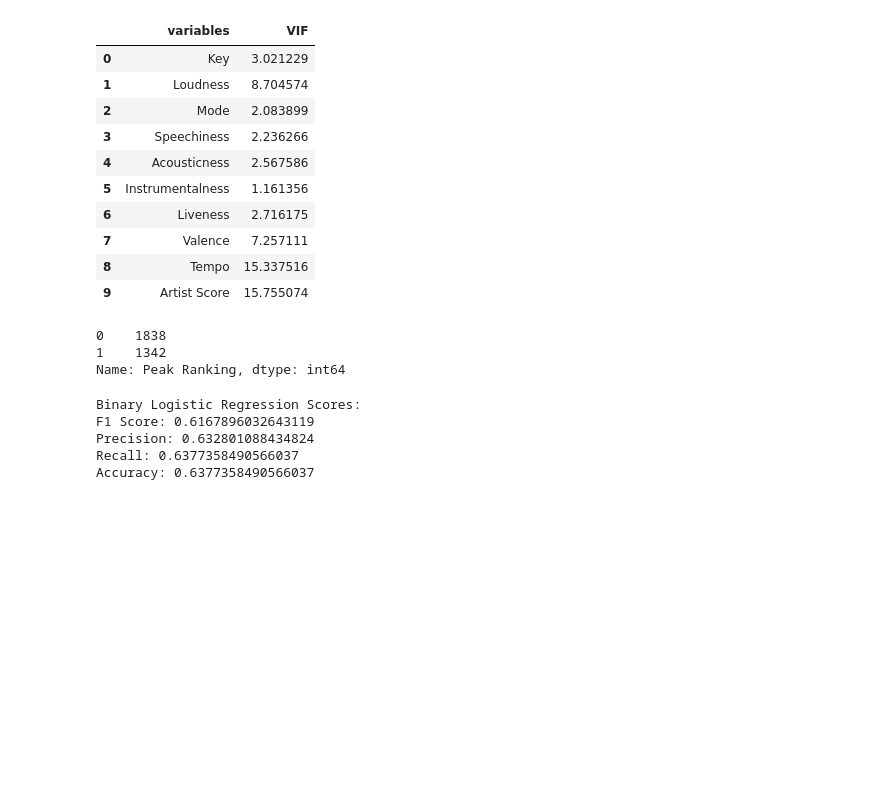
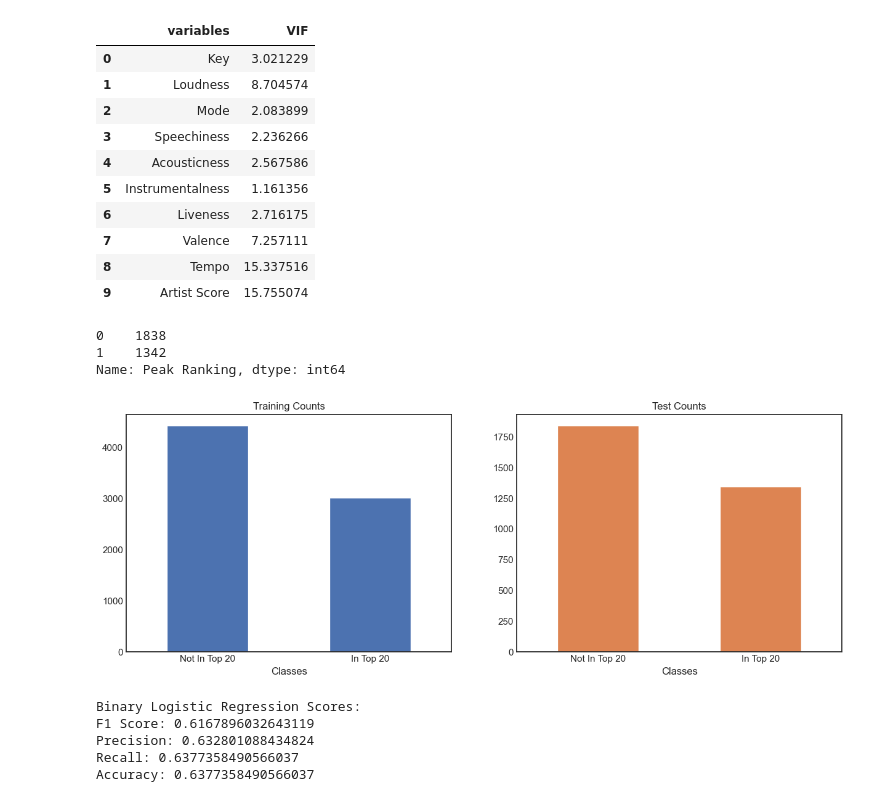
Before and after one commit to jodytng/Charted, a Jupyter notebook: Charted_MLmodels.ipynb, the cells around one changed output. Saved outputs shown, nothing was run; the diff lists cells and outputs as text; code cells hidden in the pictures; blank space fills up the shorter version.

```diff
--- a/Charted_MLmodels.ipynb
+++ b/Charted_MLmodels.ipynb
@@ -155,5 +157,21 @@ print(bin_y_test_2.value_counts())
 0    1838
 1    1342
 Name: Peak Ranking, dtype: int64
+# %%
+matplotlib.style.use('seaborn-white')
+
+training_split = pd.cut(y_train, bins=binner, labels=['In Top 20','Not In Top 20'])
+test_split = pd.cut(y_test, bins=binner, labels=['In Top 20','Not In Top 20'])
+training_split = training_split.value_counts().rename_axis('Classes').to_frame('Training Counts')
+test_split = test_split.value_counts().rename_axis('Classes').to_frame('Test Counts')
+
+total_split = training_split.merge(test_split, on = 'Classes')
+
+total_split
+fig, axes = plt.subplots(nrows=1, ncols=2, figsize=(15, 5))
+total_split.plot.bar(ax = axes, subplots = True, rot = 0, legend = None)
+plt.savefig('Peak Ranking Splits.png', bbox_inches='tight', pad_inches=0.2, transparent = True)
+# %% [output]
+[figure, added]
 # %%
 # Use feature selection to select the most important features
```
Also changed, not shown: parts of 4 cells of this notebook, 2 other files.
